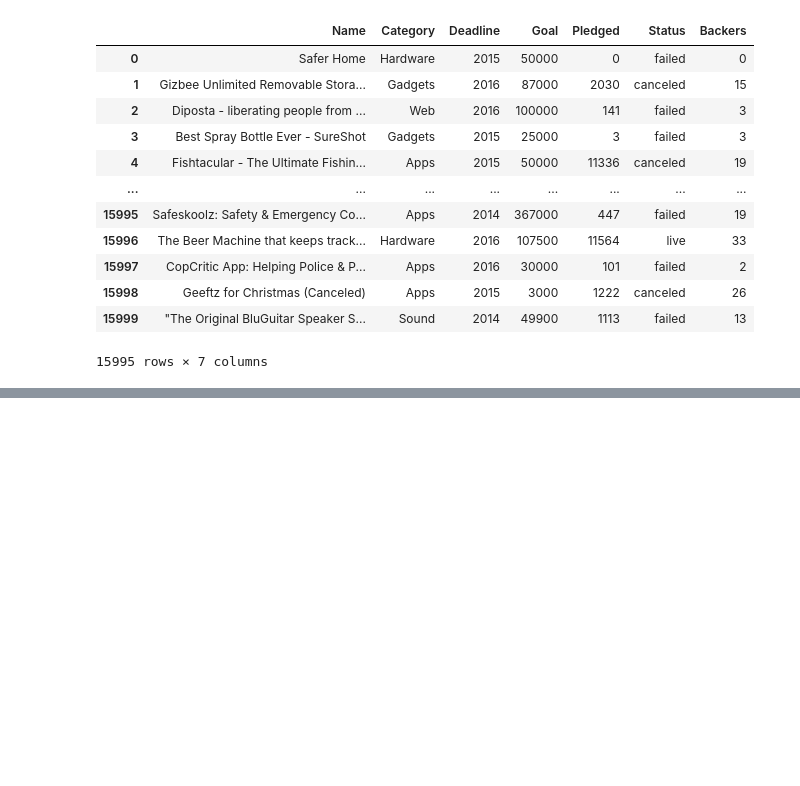
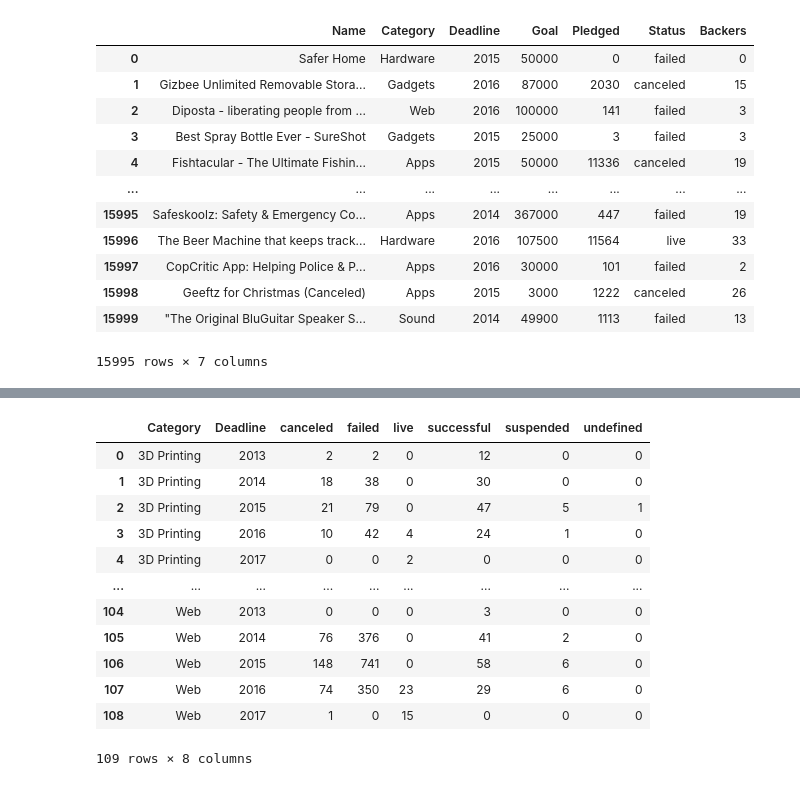
Before and after one commit to Nadil-K/Data-Visualization-and-Dashboarding-Lab, a Jupyter notebook: Lab-Nadil.ipynb, the cells around one changed output, grey strips where cells are left out. Cells and saved outputs as stored; diff of their text form; code cells hidden in the pictures; blank space fills up the shorter version.

```diff
--- a/Lab-Nadil.ipynb
+++ b/Lab-Nadil.ipynb
@@ -99,0 +136,24 @@ df
+# %%
+# plot a pivot table making each status a column fill missing values with 0
+
+dfpivot = dftemp.pivot_table(index=['Category', 'Deadline'], columns='Status', values='Count', fill_value=0)
+
+# Reset the index to convert the index into a regular column
+dfpivot = dfpivot.reset_index()
+dfpivot.columns.name = None
+
+dfpivot
+# %% [output]
+|  | Category | Deadline | canceled | failed | live | successful | suspended | undefined |
+| 0 | 3D Printing | 2013 | 2 | 2 | 0 | 12 | 0 | 0 |
+| 1 | 3D Printing | 2014 | 18 | 38 | 0 | 30 | 0 | 0 |
+| 2 | 3D Printing | 2015 | 21 | 79 | 0 | 47 | 5 | 1 |
+| 3 | 3D Printing | 2016 | 10 | 42 | 4 | 24 | 1 | 0 |
+| 4 | 3D Printing | 2017 | 0 | 0 | 2 | 0 | 0 | 0 |
+| ... | ... | ... | ... | ... | ... | ... | ... | ... |
+| 104 | Web | 2013 | 0 | 0 | 0 | 3 | 0 | 0 |
+| 105 | Web | 2014 | 76 | 376 | 0 | 41 | 2 | 0 |
+| 106 | Web | 2015 | 148 | 741 | 0 | 58 | 6 | 0 |
+| 107 | Web | 2016 | 74 | 350 | 23 | 29 | 6 | 0 |
+| 108 | Web | 2017 | 1 | 0 | 15 | 0 | 0 | 0 |
+109 rows × 8 columns
```
Also changed, not shown: parts of 10 cells of this notebook.
